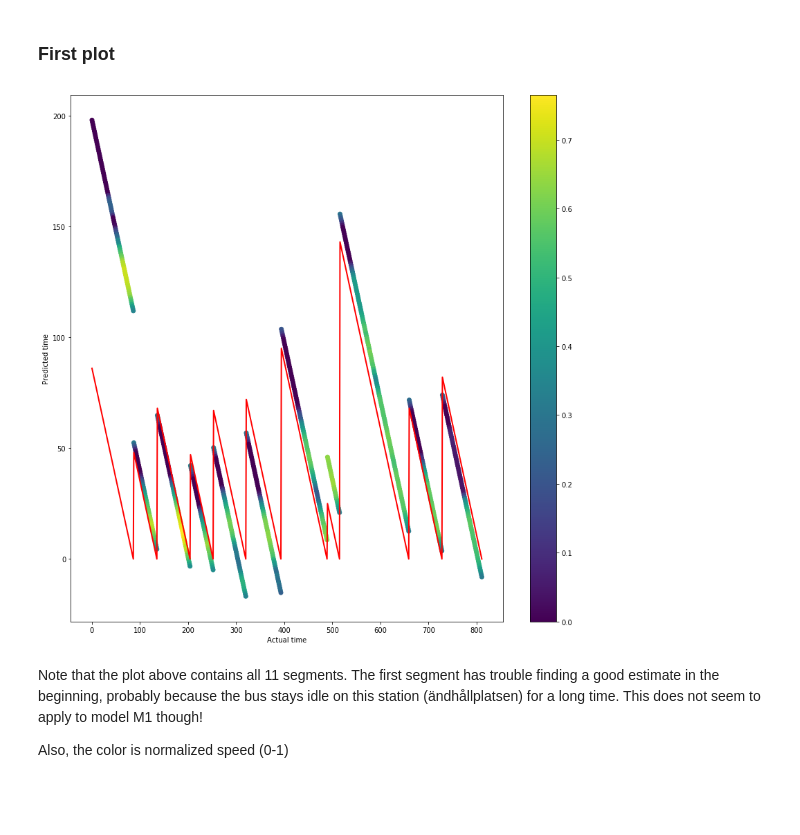
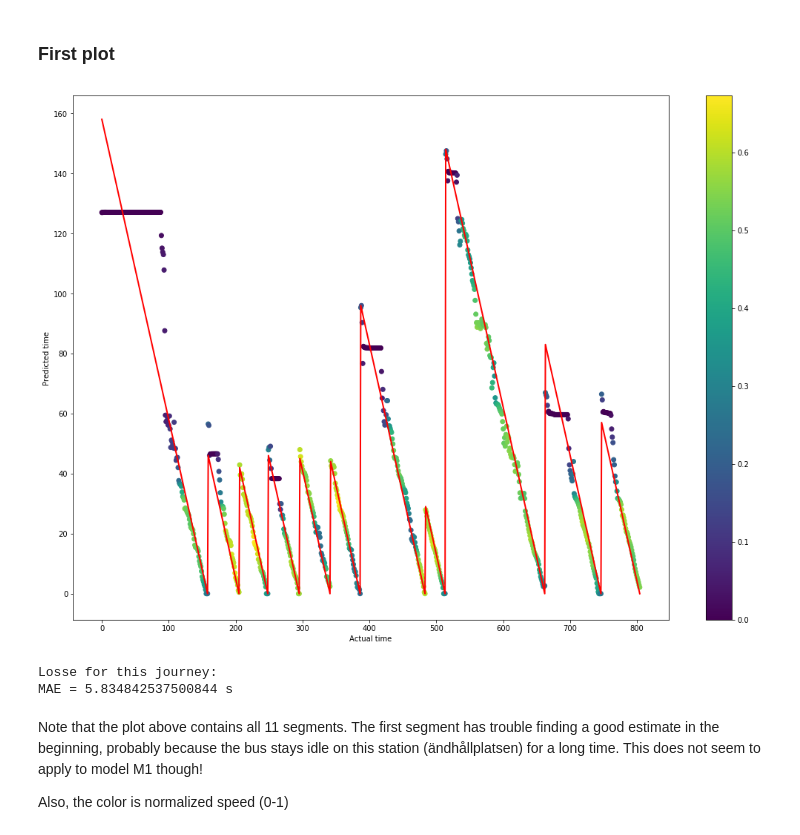
Before and after one commit to M20190649/TDDE19-bus-arrival-time, a Jupyter notebook: ANN/3. Model evaluation.ipynb, the cells around one changed output. Cells and saved outputs as stored; diff of their text form; code cells hidden in the pictures; blank space fills up the shorter version.

Commit message:
Reworked model M3 and updated M1,M2 and added evaluations to step 3

```diff
--- a/ANN/3. Model evaluation.ipynb
+++ b/ANN/3. Model evaluation.ipynb
@@ -16,7 +16,26 @@ import matplotlib.pyplot as plt
 # %% [markdown]
 Pick the name for your model, this string is also used to handle special cases of certain models, so stick to naming convention!
 # %%
-model_name = 'ANN_M1'
+model_name = 'ANN_M3'
+# %%
+def mae(preds, labels):
+    acc = 0
+    n = len(preds)
+    for i in range(n):
+        e = abs(preds[i] - labels[i])
+        acc += e
+
+    acc /= n
+    return acc
+
+def mape(preds, labels):
+    acc = 0
+    n = len(preds)
+    for i in range(n):
+        acc+=abs((labels[i] - preds[i])/labels[i])
+
+    res = acc/n
+    return res
 # %% [markdown]
 ## Load model and data
 # %%
@@ -46,15 +62,19 @@ plt.rcParams['figure.figsize'] = [14, 14]
 # %%
+plt.rcParams['figure.figsize'] = [18, 13]
 plt.ylabel('Predicted time')
 plt.xlabel('Actual time')
 
 plt.plot(one_journey.label.values, color='red', linewidth=2, markersize=12)
 plt.scatter(range(len(one_journey.pred)), one_journey.pred, c=one_journey.speed.values)
 plt.colorbar()
 
 plt.show()
-#print('MAE:', model.evaluate(model_to_predict.values, j_labels.values))
+print('Losse for this journey:',
+      '\nMAE =', mae(one_journey.pred.values, one_journey.label.values), 's')
 # %% [output]
-[figure, old version]
+[figure, new version]
+Losse for this journey:
+MAE = 5.834842537500844 s
 # %% [markdown]
 Note that the plot above contains all 11 segments. The first segment has trouble finding a good estimate in the beginning, probably because the bus stays idle on this station (ändhållplatsen) for a long time. This does not seem to apply to model M1 though!
 
```
Also changed, not shown: parts of 7 cells of this notebook, 3 other files.
